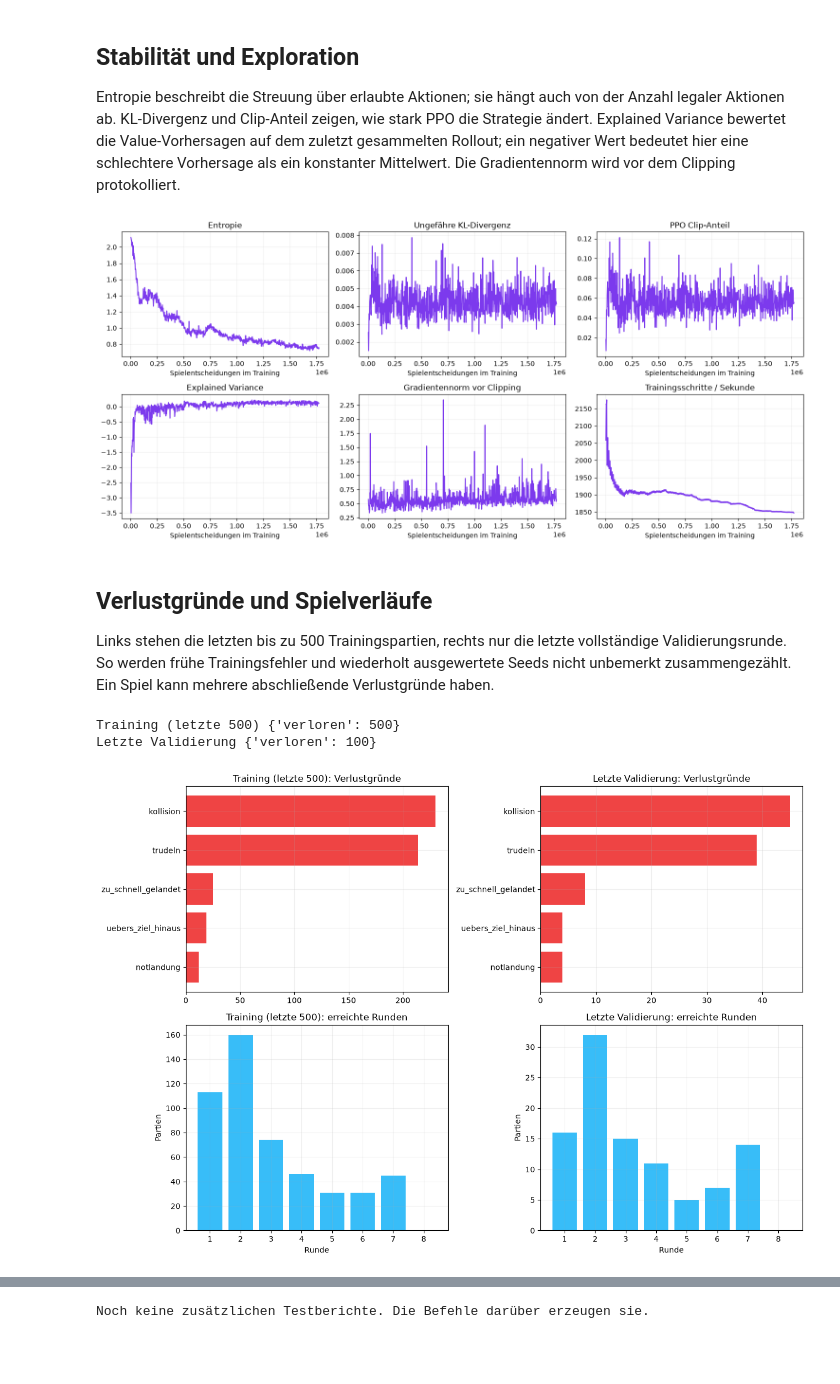
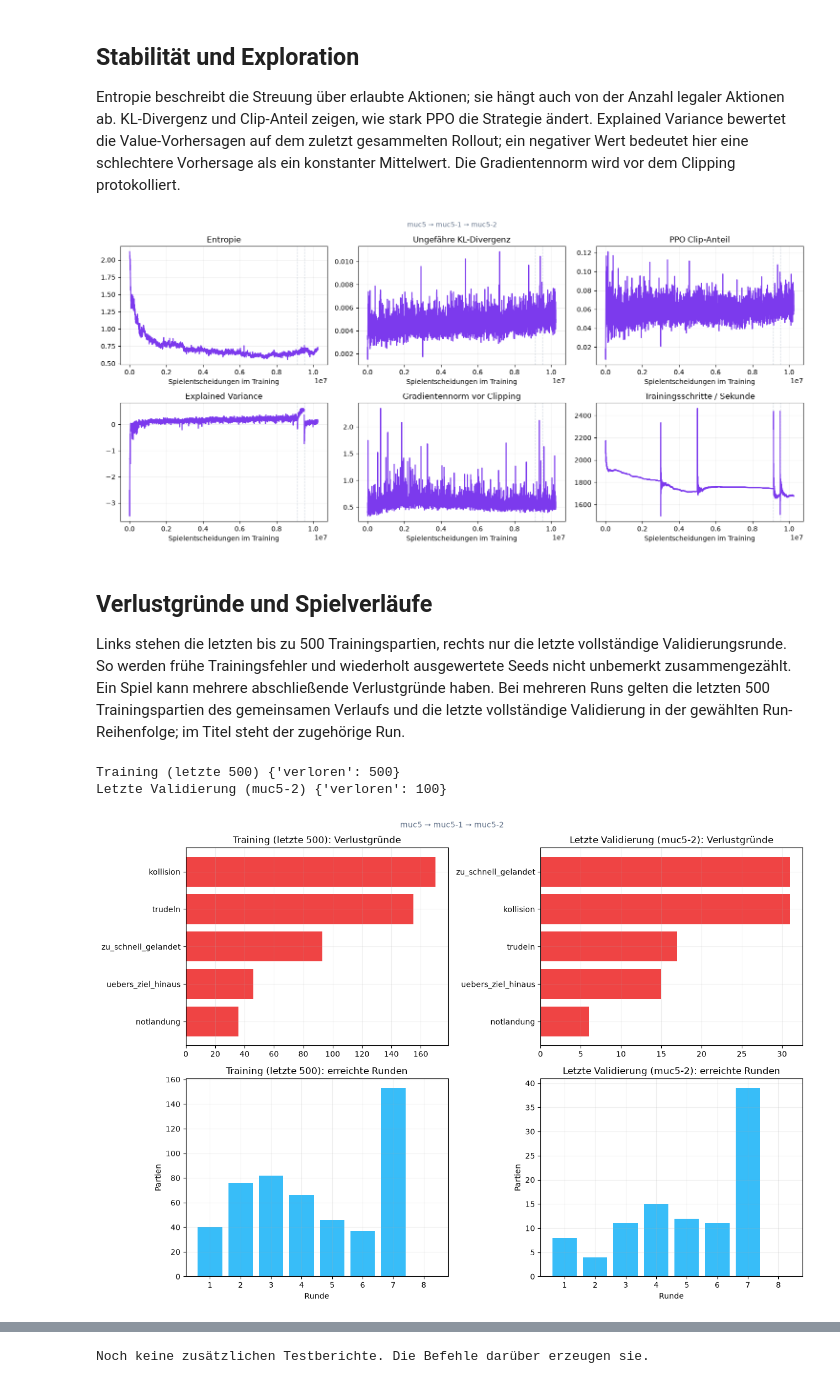
Before and after one commit to physilas/cockpit, a Jupyter notebook: ai/analysis.ipynb, the cells around one changed output, grey strips where cells are left out. Cells and saved outputs as stored; diff of their text form; code cells hidden in the pictures; blank space fills up the shorter version.

Commit message:
Support concatenated training runs in analysis notebook

```diff
--- a/ai/analysis.ipynb
+++ b/ai/analysis.ipynb
@@ -166,21 +173,19 @@ else:
 validation_by_update = defaultdict(list)
 for record in episodes:
     if record["phase"] == "eval":
-        validation_by_update[record["update"]].append(record)
-movement_points = []
+        validation_by_update[update_key(record)].append(record)
 for row in validation_rows:
-    distances = [number(record, "distance_remaining") for record in validation_by_update[row["update"]]
+    distances = [number(record, "distance_remaining") for record in validation_by_update[update_key(row)]
                  if math.isfinite(number(record, "distance_remaining"))]
     if distances:
-        movement_points.append((number(row, "total_steps"),
-                                100 * np.mean(np.array(distances) < INITIAL_DISTANCE)))
-if movement_points:
-    x, y = np.array(movement_points).T
-    axes[2, 0].plot(x, y, color="#059669", label="Mindestens ein Feld zurückgelegt")
-landing_points = series("eval_landing_round_rate")
-if len(landing_points):
-    axes[2, 0].plot(landing_points[:, 0], 100 * landing_points[:, 1],
-                    color="#7c3aed", label="Landerunde erreicht")
+        row["eval_moved_1_rate"] = np.mean(np.array(distances) < INITIAL_DISTANCE)
+        row["eval_moved_4_rate"] = np.mean(np.array(distances) < (INITIAL_DISTANCE - 3))
+
+for key, label, color in [
+        ("eval_moved_1_rate", "Mindestens 1 Feld zurückgelegt", "#059669"),
+        ("eval_moved_4_rate", "Mindestens 4 Felder zurückgelegt", "#f343e1"),
+        ("eval_landing_round_rate", "Landerunde erreicht", "#7c3aed")]:
+    plot_metric(axes[2, 0], key, label, scale=100, color=color)
 axes[2, 0].set(title="Navigationsfortschritt (Validierung)", ylabel="Anteil der Partien (%)",
                xlabel="Spielentscheidungen im Training", ylim=(-2, 102))
 if axes[2, 0].lines:
@@ -189,8 +194,8 @@ else:
     axes[2, 0].text(0.5, 0.5, "Keine Navigationsdaten in diesen Logs",
                     ha="center", va="center", transform=axes[2, 0].transAxes)
 
-latest_validation_update = max((int(r["update"]) for r in validation_rows), default=None)
-latest_validation = validation_by_update.get(str(latest_validation_update), [])
+latest_validation_row = validation_rows[-1] if validation_rows else None
+latest_validation = validation_by_update.get(update_key(latest_validation_row), []) if latest_validation_row else []
 reason_labels = {
     "trudeln": "Trudeln", "kollision": "Kollision", "notlandung": "Notlandung",
     "zu_schnell_gelandet": "Zu schnell\ngelandet", "uebers_ziel_hinaus": "Über Ziel\nhinaus",
@@ -205,7 +210,7 @@ reasons = Counter(reason for record in latest_validation
                   for reason in (record.get("reason") or "").split(",") if reason)
 if latest_validation:
     wins = sum(record["status"] == "gewonnen" for record in latest_validation)
-    axes[2, 1].set_title(f"Letzte Validierung: {len(latest_validation)} Partien, {wins} Siege")
+    axes[2, 1].set_title(f"Letzte Validierung ({latest_validation_row['run_name']}): {len(latest_validation)} Partien, {wins} Siege")
     if reasons:
         items = reasons.most_common()
         bars = axes[2, 1].bar([reason_labels.get(reason, reason.replace("_", " ")) for reason, _ in items],
@@ -220,5 +225,5 @@ else:
     axes[2, 1].set_title("Verlustgründe der letzten Validierung")
     axes[2, 1].text(0.5, 0.5, "Noch keine vollständige Validierung", ha="center", va="center",
                     transform=axes[2, 1].transAxes)
-finish(fig, "performance")
+finish(fig, "performance", time_axes=[*axes[0], *axes[1], axes[2, 0]])
 # %% [output]
@@ -234,35 +239,35 @@ for ax, key, title in zip(axes.flat,
         ["Entropie", "Ungefähre KL-Divergenz", "PPO Clip-Anteil", "Explained Variance", "Gradientennorm vor Clipping", "Trainingsschritte / Sekunde"]):
     plot_metric(ax, key, color="#7c3aed")
     ax.set_title(title)
-finish(fig, "stability")
+finish(fig, "stability", time_axes=axes.flat)
 # %% [output]
-[figure, old version]
+[figure, new version]
 # %% [markdown]
 ## Verlustgründe und Spielverläufe
 
-Links stehen die letzten bis zu 500 Trainingspartien, rechts nur die letzte vollständige Validierungsrunde. So werden frühe Trainingsfehler und wiederholt ausgewertete Seeds nicht unbemerkt zusammengezählt. Ein Spiel kann mehrere abschließende Verlustgründe haben.
+Links stehen die letzten bis zu 500 Trainingspartien, rechts nur die letzte vollständige Validierungsrunde. So werden frühe Trainingsfehler und wiederholt ausgewertete Seeds nicht unbemerkt zusammengezählt. Ein Spiel kann mehrere abschließende Verlustgründe haben. Bei mehreren Runs gelten die letzten 500 Trainingspartien des gemeinsamen Verlaufs und die letzte vollständige Validierung in der gewählten Run-Reihenfolge; im Titel steht der zugehörige Run.
 # %%
 train_episodes = [r for r in episodes if r.get("phase") == "train"][-500:]
-latest_eval_update = max((int(r["update"]) for r in episodes if r.get("phase") == "eval"), default=None)
-eval_episodes = [r for r in episodes if r.get("phase") == "eval" and int(r["update"]) == latest_eval_update]
+eval_episodes = latest_validation
+eval_label = f"Letzte Validierung ({latest_validation_row['run_name']})" if latest_validation_row else "Letzte Validierung"
 fig, axes = plt.subplots(2, 2, figsize=(13, 9))
-for col, (label, records) in enumerate([("Training (letzte 500)", train_episodes), ("Letzte Validierung", eval_episodes)]):
+for col, (label, records) in enumerate([("Training (letzte 500)", train_episodes), (eval_label, eval_episodes)]):
     reasons = Counter(reason for r in records for reason in r.get("reason", "").split(",") if reason)
     if reasons:
         names, counts = zip(*reasons.most_common(8))
         axes[0, col].barh(names[::-1], counts[::-1], color="#ef4444")
     else:
         axes[0, col].text(0.5, 0.5, "Keine Verlustgründe vorhanden", ha="center", transform=axes[0, col].transAxes)
     axes[0, col].set_title(f"{label}: Verlustgründe")
     rounds = [int(r["round"]) for r in records]
     axes[1, col].hist(rounds, bins=np.arange(0.5, 9.5, 1), color="#38bdf8", rwidth=0.8)
     axes[1, col].set(title=f"{label}: erreichte Runden", xlabel="Runde", ylabel="Partien")
     print(label, dict(Counter(r["status"] for r in records)))
 finish(fig, "outcomes")
 # %% [output]
 Training (letzte 500) {'verloren': 500}
-Letzte Validierung {'verloren': 100}
+Letzte Validierung (muc5-2) {'verloren': 100}
-[figure, old version]
+[figure, new version]
 # %% [markdown]
 ## Separate Tests und Vergleich mit anderen Partnern
 
```
Also changed, not shown: parts of 7 cells of this notebook, 3 other files.
